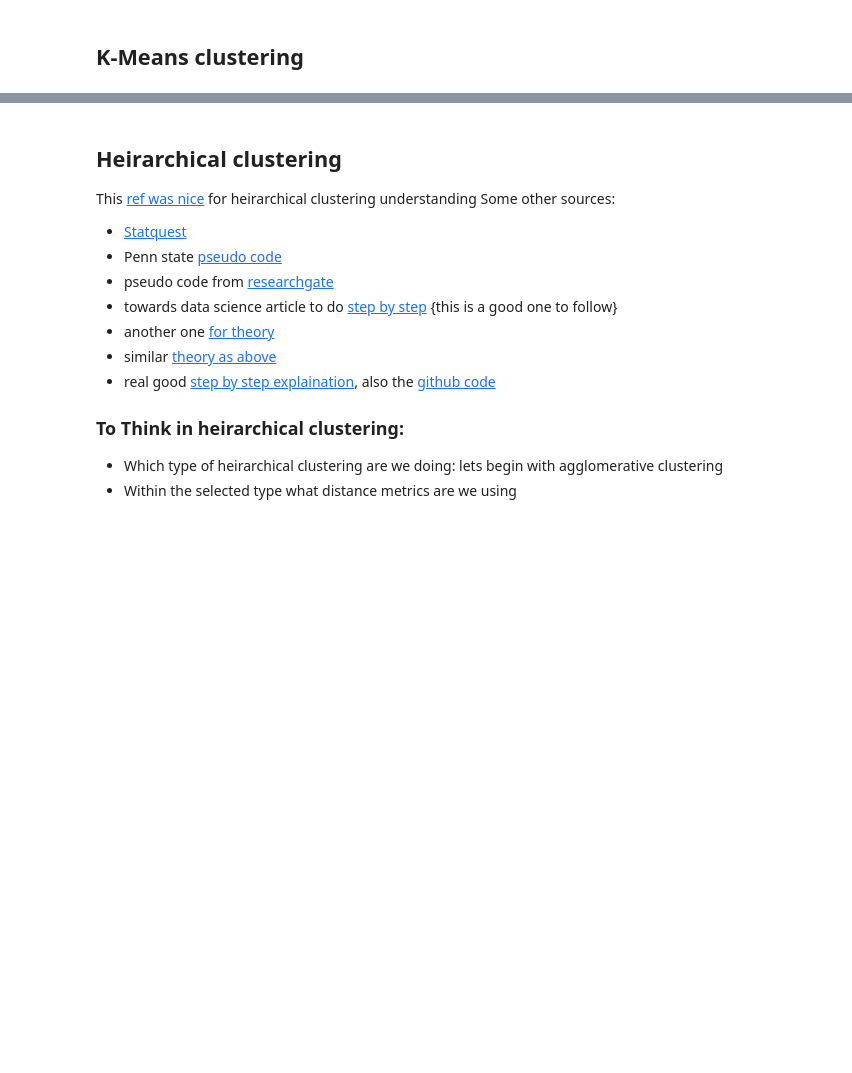
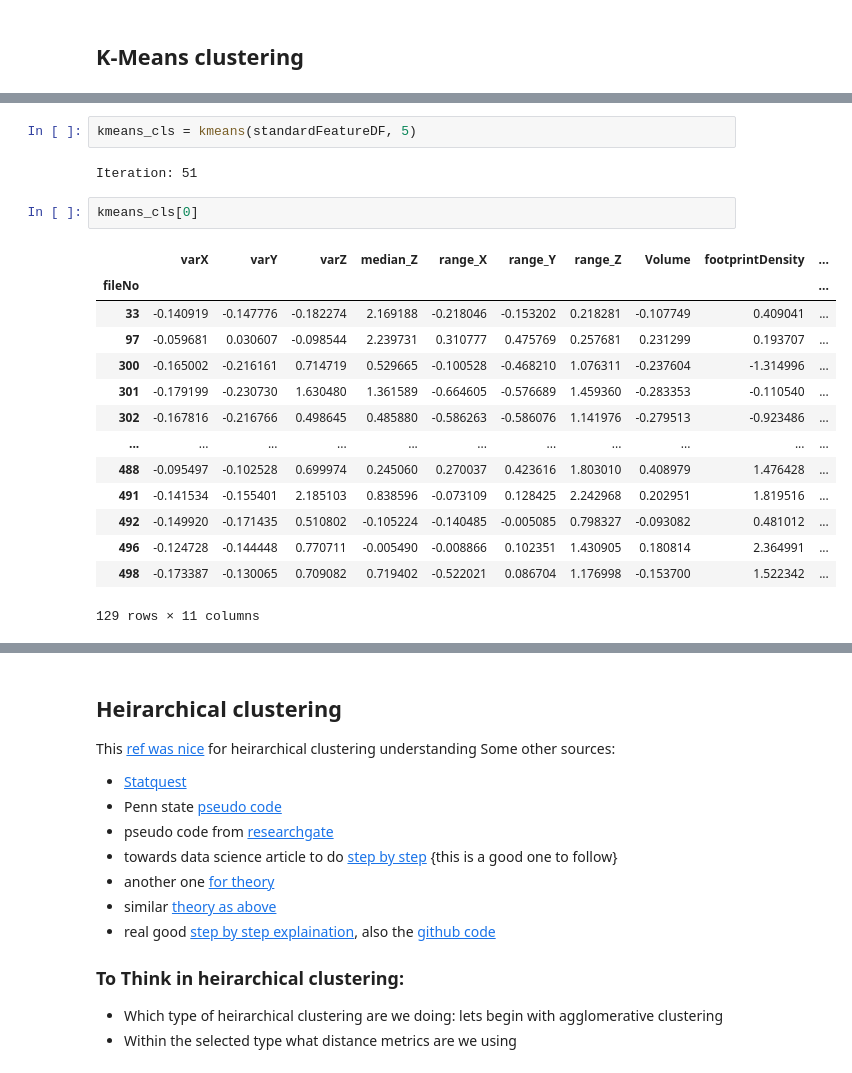
Before and after one commit to pratyush1611/GEO5017_Assignments, a Jupyter notebook: asg01.ipynb, the cells around one changed output, grey strips where cells are left out. Cells and saved outputs as stored; diff of their text form; blank space fills up the shorter version.

```diff
--- a/asg01.ipynb
+++ b/asg01.ipynb
@@ -319,0 +243,21 @@ for item in cluster:
+# %%
+kmeans_cls = kmeans(standardFeatureDF, 5)
+# %% [output]
+Iteration: 51
+# %%
+kmeans_cls[0]
+# %% [output]
+|  | varX | varY | varZ | median_Z | range_X | range_Y | range_Z | Volume | footprintDensity | ... |
+| fileNo |  |  |  |  |  |  |  |  |  | ... |
+| 33 | -0.140919 | -0.147776 | -0.182274 | 2.169188 | -0.218046 | -0.153202 | 0.218281 | -0.107749 | 0.409041 | ... |
+| 97 | -0.059681 | 0.030607 | -0.098544 | 2.239731 | 0.310777 | 0.475769 | 0.257681 | 0.231299 | 0.193707 | ... |
+| 300 | -0.165002 | -0.216161 | 0.714719 | 0.529665 | -0.100528 | -0.468210 | 1.076311 | -0.237604 | -1.314996 | ... |
+| 301 | -0.179199 | -0.230730 | 1.630480 | 1.361589 | -0.664605 | -0.576689 | 1.459360 | -0.283353 | -0.110540 | ... |
+| 302 | -0.167816 | -0.216766 | 0.498645 | 0.485880 | -0.586263 | -0.586076 | 1.141976 | -0.279513 | -0.923486 | ... |
+| ... | ... | ... | ... | ... | ... | ... | ... | ... | ... | ... |
+| 488 | -0.095497 | -0.102528 | 0.699974 | 0.245060 | 0.270037 | 0.423616 | 1.803010 | 0.408979 | 1.476428 | ... |
+| 491 | -0.141534 | -0.155401 | 2.185103 | 0.838596 | -0.073109 | 0.128425 | 2.242968 | 0.202951 | 1.819516 | ... |
+| 492 | -0.149920 | -0.171435 | 0.510802 | -0.105224 | -0.140485 | -0.005085 | 0.798327 | -0.093082 | 0.481012 | ... |
+| 496 | -0.124728 | -0.144448 | 0.770711 | -0.005490 | -0.008866 | 0.102351 | 1.430905 | 0.180814 | 2.364991 | ... |
+| 498 | -0.173387 | -0.130065 | 0.709082 | 0.719402 | -0.522021 | 0.086704 | 1.176998 | -0.153700 | 1.522342 | ... |
+129 rows × 11 columns
```
Also changed, not shown: parts of 20 cells of this notebook.
